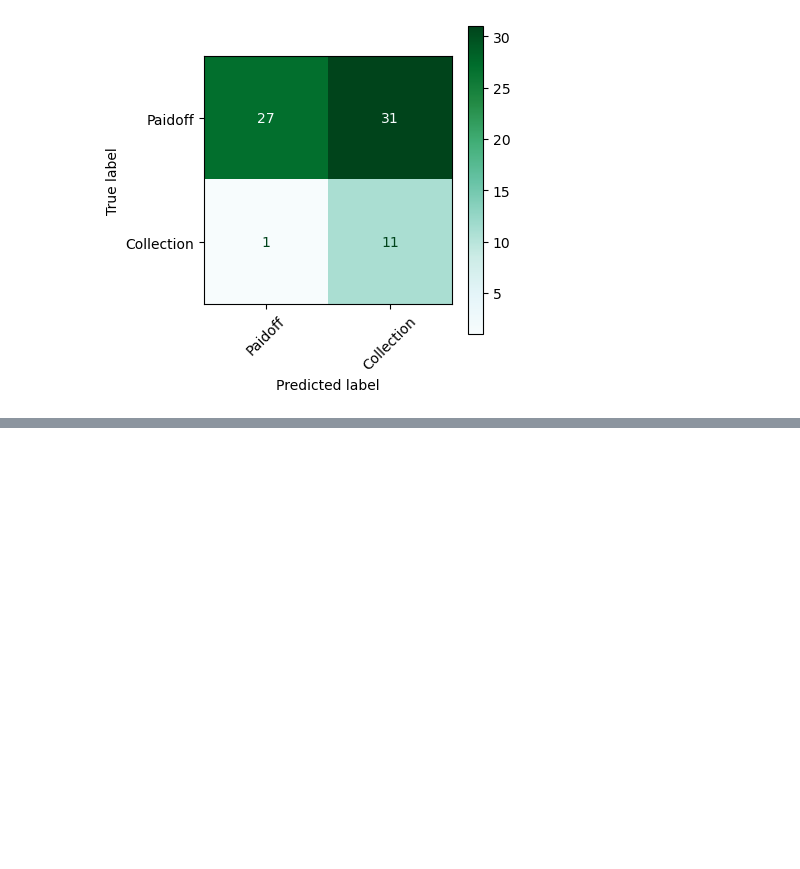
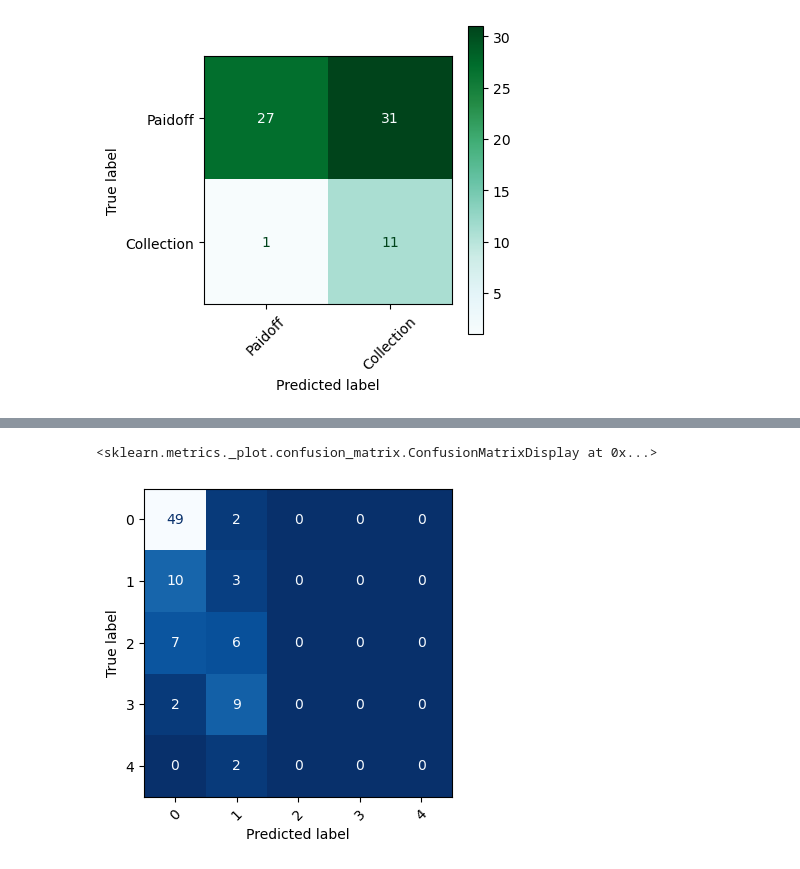
Before and after one commit to ltqnkhtn12/midExam_XDA, a Jupyter notebook: mid_exam.ipynb, the cells around one changed output, grey strips where cells are left out. Drawn from its saved outputs; the diff is of its cells as text; code cells hidden in the pictures; blank space fills up the shorter version.

```diff
--- a/mid_exam.ipynb
+++ b/mid_exam.ipynb
@@ -1105,0 +1350,4 @@ ConfusionMatrixDisplay.from_predictions(y_test, y_pred, ax=ax, xticks_rotation =
+# %%
+scaler = StandardScaler()
+scaler.fit(x)
+x = scaler.transform(x)
@@ -1105,0 +1369,7 @@ ConfusionMatrixDisplay.from_predictions(y_test, y_pred, ax=ax, xticks_rotation =
+# %%
+# LOGISTICREGRESSION
+
+model_lg = LogisticRegression()
+model_lg.fit(X_train, y_train)
+y_pred = model_lg.predict(X_test)
+print(classification_report(y_test, y_pred))
@@ -1105,0 +1436,8 @@ ConfusionMatrixDisplay.from_predictions(y_test, y_pred, ax=ax, xticks_rotation =
+# %%
+from sklearn import tree
+model_tree = tree.DecisionTreeClassifier(max_depth = 2)
+model_tree.fit(X_train, y_train)
+y_pred = model_tree.predict(X_test)
+
+from sklearn.metrics import accuracy_score
+print(accuracy_score(y_test, y_pred))
@@ -1105,0 +1467,8 @@ ConfusionMatrixDisplay.from_predictions(y_test, y_pred, ax=ax, xticks_rotation =
+# %%
+from sklearn.metrics import confusion_matrix, ConfusionMatrixDisplay
+fig, ax = plt.subplots(figsize = (4,4))
+labels = ['0','1','2','3','4']
+ConfusionMatrixDisplay.from_predictions(y_test, y_pred, display_labels=labels, xticks_rotation = 45, ax = ax, colorbar = False, cmap='Blues_r')
+# %% [output]
+<sklearn.metrics._plot.confusion_matrix.ConfusionMatrixDisplay at 0x...>
+[figure, added]
```
Also changed, not shown: parts of 45 cells of this notebook.
